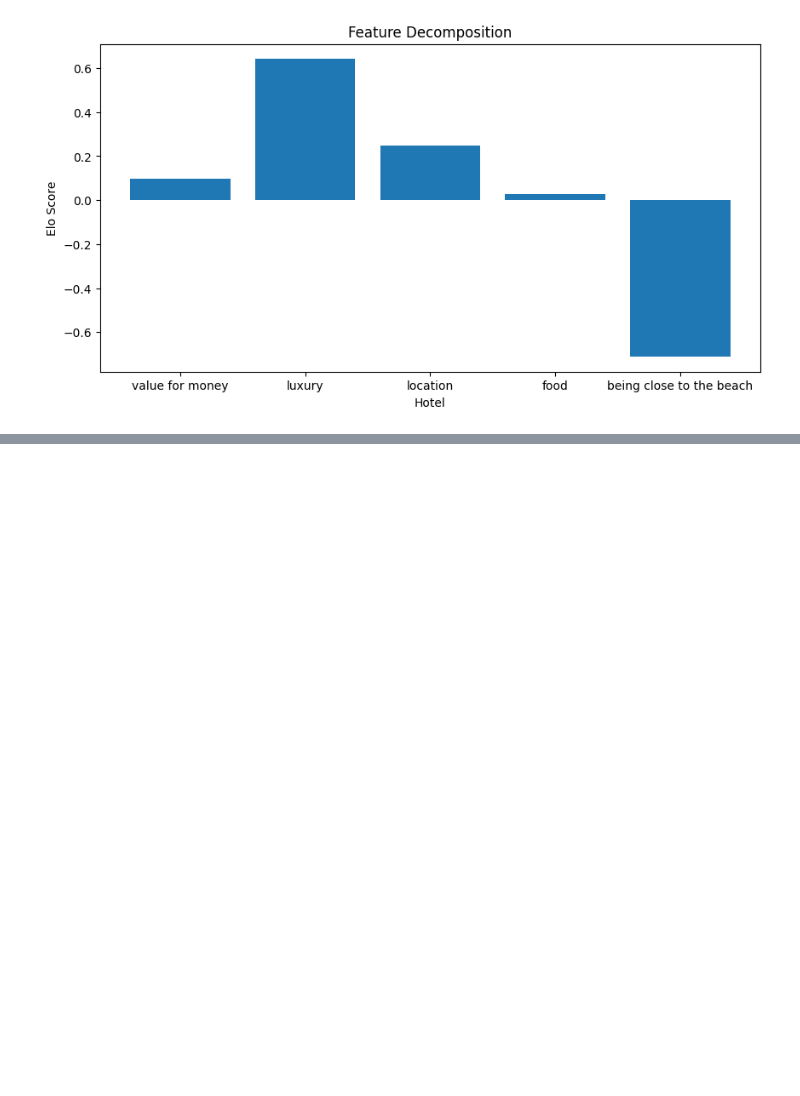
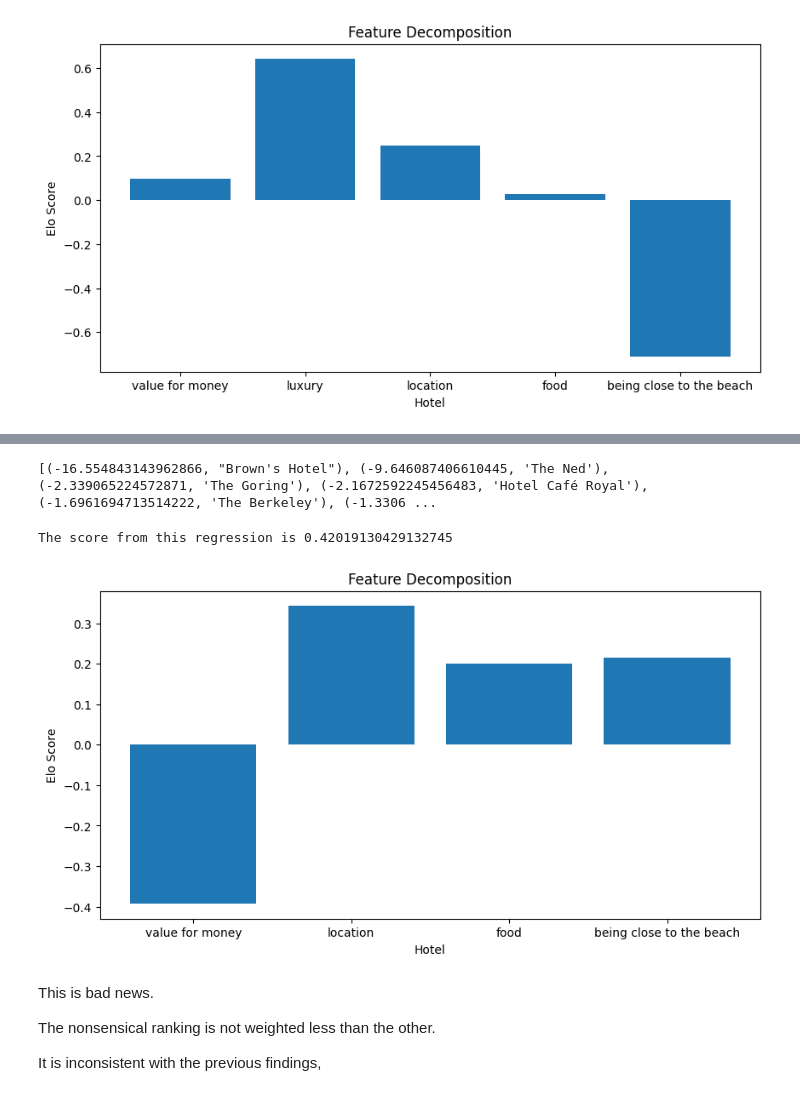
Before and after one commit to chrisjwheeler/LMEO, a Jupyter notebook: Experiments/09_regressing_elo_scores.ipynb, the cells around one changed output, grey strips where cells are left out. Saved outputs shown, nothing was run; the diff lists cells and outputs as text; code cells hidden in the pictures; blank space fills up the shorter version.

```diff
--- a/Experiments/09_regressing_elo_scores.ipynb
+++ b/Experiments/09_regressing_elo_scores.ipynb
@@ -72,0 +102,7 @@ plt.show()
+# %%
+extended_recomendation_elo_scores = [(1.9152842580274017, 'Mandarin Oriental Hyde Park'), (1.4223614326422596, 'The Ritz'), (1.3125494486294067, 'Four Seasons Hotel London at Ten Trinity Square'), (1.209502088521932, 'The Savoy'), (0.9045510592885859, 'Bulgari Hotel London'), (0.5627220923768743, 'The Langham'), (0.49883754740572056, 'Rosewood London'), (0.3792364766731302, 'The Connaught'), (0.3494275925853742, 'The Dorchester'), (0.15744334829467876, "Claridge's"), (-0.40877271004514837, 'Hotel Café Royal'), (-0.4983874219664184, 'The Berkeley'), (-0.5414184031779996, 'The Shangri-La Hotel at The Shard'), (-0.5718438904242533, 'The Lanesborough'), (-0.9073412945212909, 'The Ned'), (-1.3376780945179425, 'The Goring'), (-4.4464735297923115, "Brown's Hotel")]
+
+with open(fr'.\pickles\elo_scores_london_18_.pkl', 'rb') as file:
+    feature_elo_scores =  pickle.load(file)
+
+reduced_features = {feature : feature_elo_scores[feature] for feature in ['being close to the beach'] }
@@ -72,0 +130,50 @@ plt.show()
+# %%
+extended_pairwise_hotels = [
+    'The Savoy',
+    'The Langham',
+    'The Ritz',
+    'The Ned',
+    'Claridge\'s',
+    'The Shangri-La Hotel at The Shard',
+    'The Dorchester',
+    'The Connaught',
+    'The Berkeley',
+    'Brown\'s Hotel',
+    'Four Seasons Hotel London at Ten Trinity Square',
+    'The Lanesborough',
+    'Rosewood London',
+    'Mandarin Oriental Hyde Park',
+    'The Goring',
+    'Hotel Café Royal',
+    'Bulgari Hotel London',
+]
+# %%
+luxury_dropped = feature_elo_scores.copy()
+luxury_dropped.pop('luxury')
+# %% [output]
+[(-16.554843143962866, "Brown's Hotel"), (-9.646087406610445, 'The Ned'), (-2.339065224572871, 'The Goring'), (-2.1672592245456483, 'Hotel Café Royal'), (-1.6961694713514222, 'The Berkeley'), (-1.3306 ...
+# %%
+extended_feature_decomposition = get_decomposition(extended_recomendation_elo_scores, luxury_dropped, extended_pairwise_hotels)
+# %% [output]
+The score from this regression is 0.42019130429132745
+# %%
+import matplotlib.pyplot as plt
+
+# Extracting the hotel names and elo scores from feature_decomposition
+hotel_names, elo_scores = zip(*extended_feature_decomposition)
+
+# Creating a bar chart
+plt.figure(figsize=(10, 5))
+plt.bar(hotel_names, elo_scores)
+plt.xlabel('Hotel')
+plt.ylabel('Elo Score')
+plt.title('Feature Decomposition')
+plt.show()
+# %% [output]
+[figure, added]
+# %% [markdown]
+This is bad news.
+
+The nonsensical ranking is not weighted less than the other.
+
+It is inconsistent with the previous findings,
```
Also changed, not shown: parts of 7 cells of this notebook, 9 other files.
